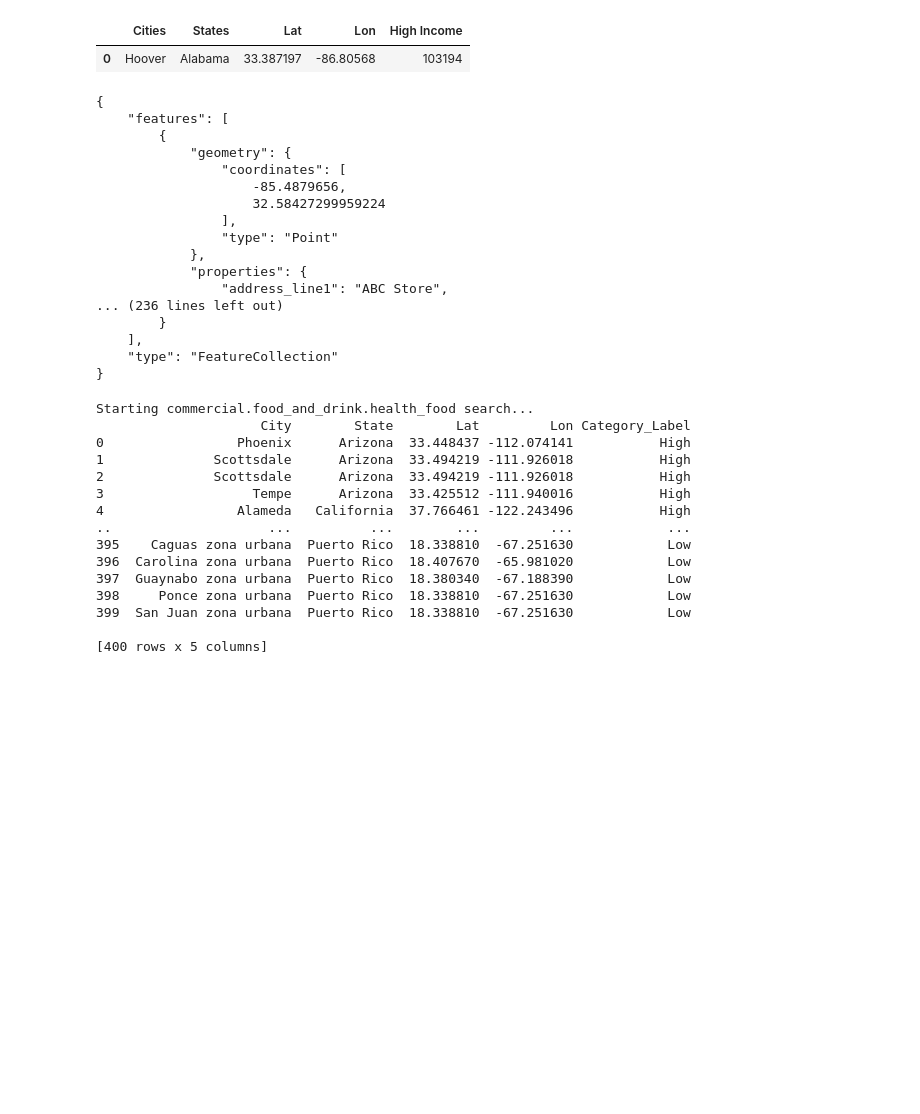
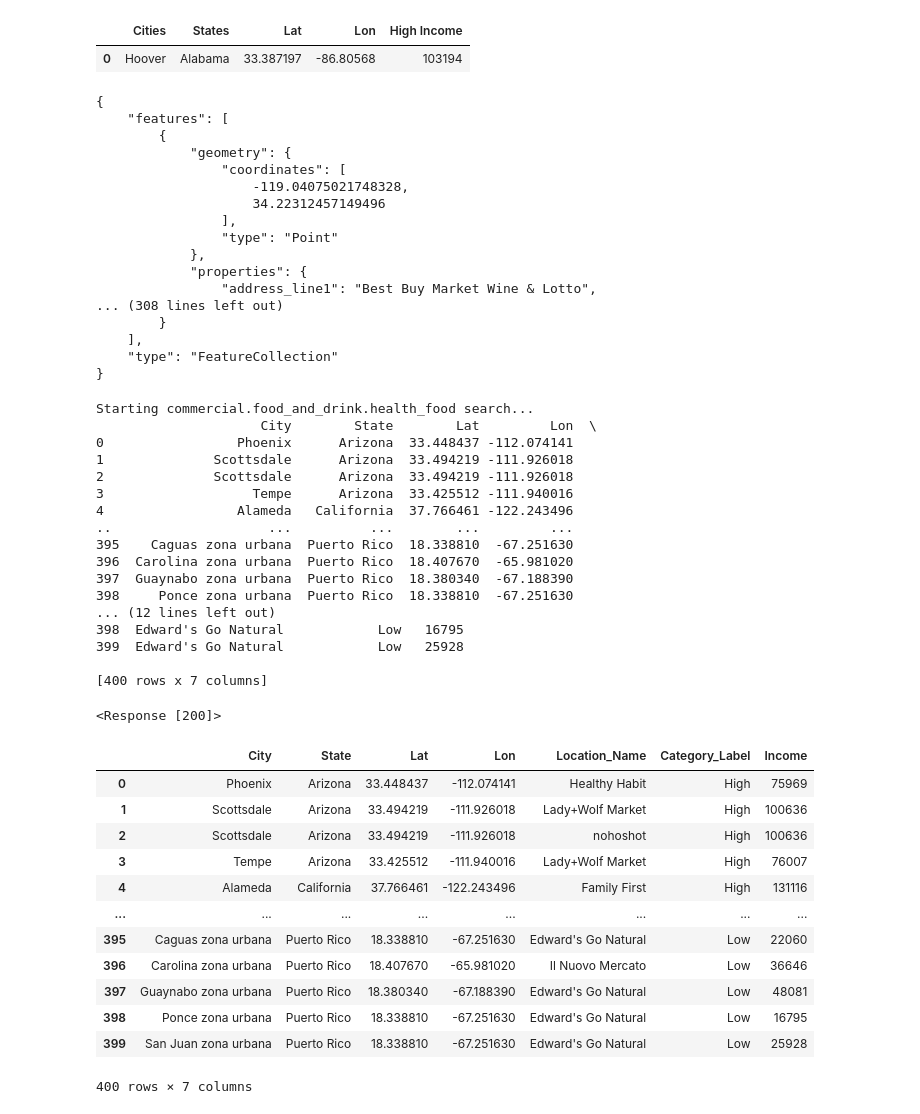
Before and after one commit to bseri0/Proj_1, a Jupyter notebook: py_api/alan_prj_1.ipynb, the cells around one changed output. Saved outputs shown, nothing was run; the diff lists cells and outputs as text; code cells hidden in the pictures; blank space fills up the shorter version.

```diff
--- a/py_api/alan_prj_1.ipynb
+++ b/py_api/alan_prj_1.ipynb
@@ -182,8 +182,8 @@ high_city_df.head(1)
 
 radius = 10000
 categories = "commercial.food_and_drink"
-lat= 32.601014
-lon = -85.516657
+lat= 34.2228071
+lon = -119.0516609
 
 params = {"apiKey": geoapify_key,
             "categories": categories,
@@ -200,14 +200,14 @@ print(json.dumps(data, indent=4, sort_keys=True))
         {
             "geometry": {
                 "coordinates": [
-                    -85.4879656,
-                    32.58427299959224
+                    -119.04075021748328,
+                    34.22312457149496
                 ],
                 "type": "Point"
             },
             "properties": {
-                "address_line1": "ABC Store",
-... (236 lines left out)
+                "address_line1": "Best Buy Market Wine & Lotto",
+... (308 lines left out)
         }
     ],
     "type": "FeatureCollection"
@@ -222,7 +222,11 @@ result_data = []
 print("Starting commercial.food_and_drink.health_food search...")
 
 # Iterate through both high_city_df and low_city_df
-for df, category_label in [(high_city_df, 'High'), (low_city_df, 'Low')]:
+for df,income_column, category_label in [
+
+    (high_city_df, 'High Income', 'High'),
+    (low_city_df, 'Low Income', 'Low')
+]:
     for index, row in df.iterrows():
         lat, lon = row['Lat'], row['Lon']
 
@@ -254,8 +258,9 @@ for df, category_label in [(high_city_df, 'High'), (low_city_df, 'Low')]:
                             'State': row['States'],
                             'Lat': lat,
                             'Lon': lon,
+                            'Location_Name' : feature['properties']['address_line1'],
                             'Category_Label': category_label,
-                            # 'Category_Name': feature['properties']['category']
+                            'Income': row[income_column]
                         })
 
         except requests.exceptions.RequestException as e:
@@ -269,20 +274,42 @@ result_df = pd.DataFrame(result_data)
 print(result_df)
 # %% [output]
 Starting commercial.food_and_drink.health_food search...
-                     City        State        Lat         Lon Category_Label
-0                 Phoenix      Arizona  33.448437 -112.074141           High
-1              Scottsdale      Arizona  33.494219 -111.926018           High
-2              Scottsdale      Arizona  33.494219 -111.926018           High
-3                   Tempe      Arizona  33.425512 -111.940016           High
-4                 Alameda   California  37.766461 -122.243496           High
-..                    ...          ...        ...         ...            ...
-395    Caguas zona urbana  Puerto Rico  18.338810  -67.251630            Low
-396  Carolina zona urbana  Puerto Rico  18.407670  -65.981020            Low
-397  Guaynabo zona urbana  Puerto Rico  18.380340  -67.188390            Low
-398     Ponce zona urbana  Puerto Rico  18.338810  -67.251630            Low
-399  San Juan zona urbana  Puerto Rico  18.338810  -67.251630            Low
+                     City        State        Lat         Lon  \
+0                 Phoenix      Arizona  33.448437 -112.074141
+1              Scottsdale      Arizona  33.494219 -111.926018
+2              Scottsdale      Arizona  33.494219 -111.926018
+3                   Tempe      Arizona  33.425512 -111.940016
+4                 Alameda   California  37.766461 -122.243496
+..                    ...          ...        ...         ...
+395    Caguas zona urbana  Puerto Rico  18.338810  -67.251630
+396  Carolina zona urbana  Puerto Rico  18.407670  -65.981020
+397  Guaynabo zona urbana  Puerto Rico  18.380340  -67.188390
+398     Ponce zona urbana  Puerto Rico  18.338810  -67.251630
+... (12 lines left out)
+398  Edward's Go Natural            Low   16795
+399  Edward's Go Natural            Low   25928
 
-[400 rows x 5 columns]
+[400 rows x 7 columns]
+# %%
+response = requests.get(url, params=params)
+response
+# %% [output]
+<Response [200]>
 # %%
 commerical_health_food_df = result_df
+commerical_health_food_df
+# %% [output]
+|  | City | State | Lat | Lon | Location_Name | Category_Label | Income |
+| 0 | Phoenix | Arizona | 33.448437 | -112.074141 | Healthy Habit | High | 75969 |
+| 1 | Scottsdale | Arizona | 33.494219 | -111.926018 | Lady+Wolf Market | High | 100636 |
+| 2 | Scottsdale | Arizona | 33.494219 | -111.926018 | nohoshot | High | 100636 |
+| 3 | Tempe | Arizona | 33.425512 | -111.940016 | Lady+Wolf Market | High | 76007 |
+| 4 | Alameda | California | 37.766461 | -122.243496 | Family First | High | 131116 |
+| ... | ... | ... | ... | ... | ... | ... | ... |
+| 395 | Caguas zona urbana | Puerto Rico | 18.338810 | -67.251630 | Edward's Go Natural | Low | 22060 |
+| 396 | Carolina zona urbana | Puerto Rico | 18.407670 | -65.981020 | Il Nuovo Mercato | Low | 36646 |
+| 397 | Guaynabo zona urbana | Puerto Rico | 18.380340 | -67.188390 | Edward's Go Natural | Low | 48081 |
+| 398 | Ponce zona urbana | Puerto Rico | 18.338810 | -67.251630 | Edward's Go Natural | Low | 16795 |
+| 399 | San Juan zona urbana | Puerto Rico | 18.338810 | -67.251630 | Edward's Go Natural | Low | 25928 |
+400 rows × 7 columns
 # %%
```
Also changed, not shown: parts of 4 cells of this notebook, 1 other file.
